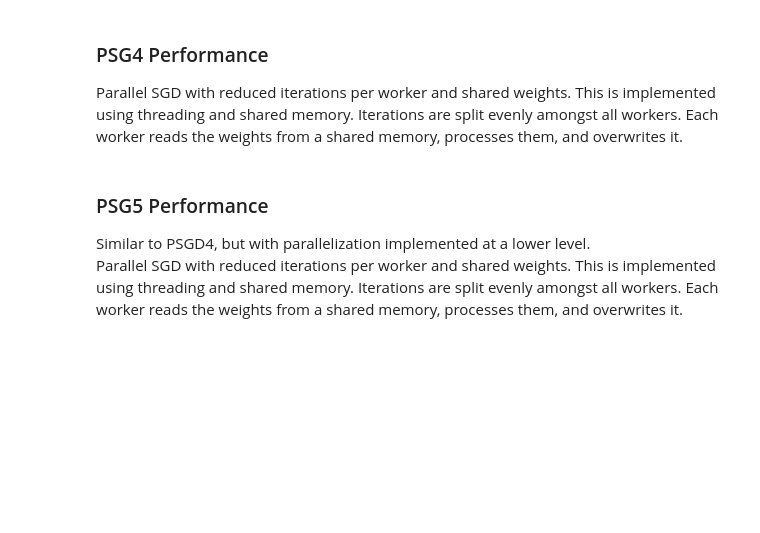
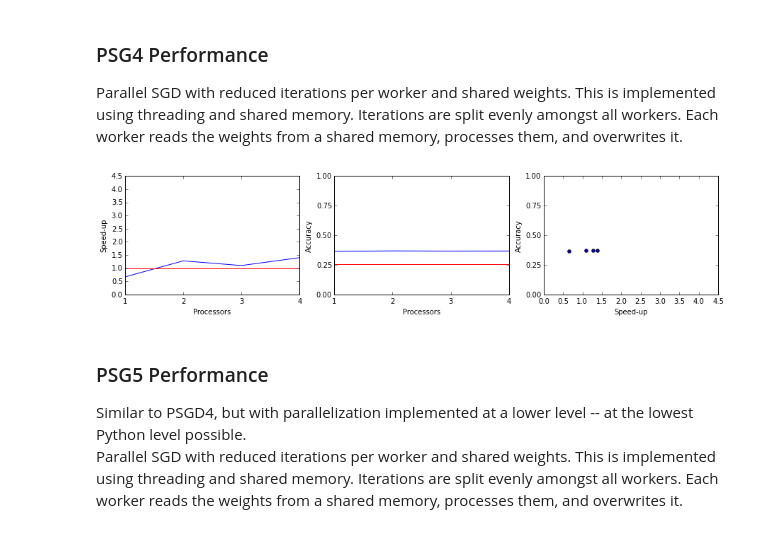
Before and after one commit to angadgill/Parallel-SGD, a Jupyter notebook: Benchmark.ipynb, the cells around one changed output. Saved outputs shown, nothing was run; the diff lists cells and outputs as text; code cells hidden in the pictures; blank space fills up the shorter version.

```diff
--- a/Benchmark.ipynb
+++ b/Benchmark.ipynb
@@ -212,6 +144,10 @@ plt.ylabel("Accuracy")
+# %%
+utils.plot_speedup_acc(speedup_acc_4, score1)
+# %% [output]
+[figure, added]
 # %% [markdown]
 ### PSG5 Performance
-Similar to PSGD4, but with parallelization implemented at a lower level.
+Similar to PSGD4, but with parallelization implemented at a lower level -- at the lowest Python level possible.
 Parallel SGD with reduced iterations per worker and shared weights. This is implemented using threading and shared memory. Iterations are split evenly amongst all workers. Each worker reads the weights from a shared memory, processes them, and overwrites it.
 # %%
 speedup_acc_5 = []
```
Also changed, not shown: parts of 18 cells of this notebook, 1 other file.
